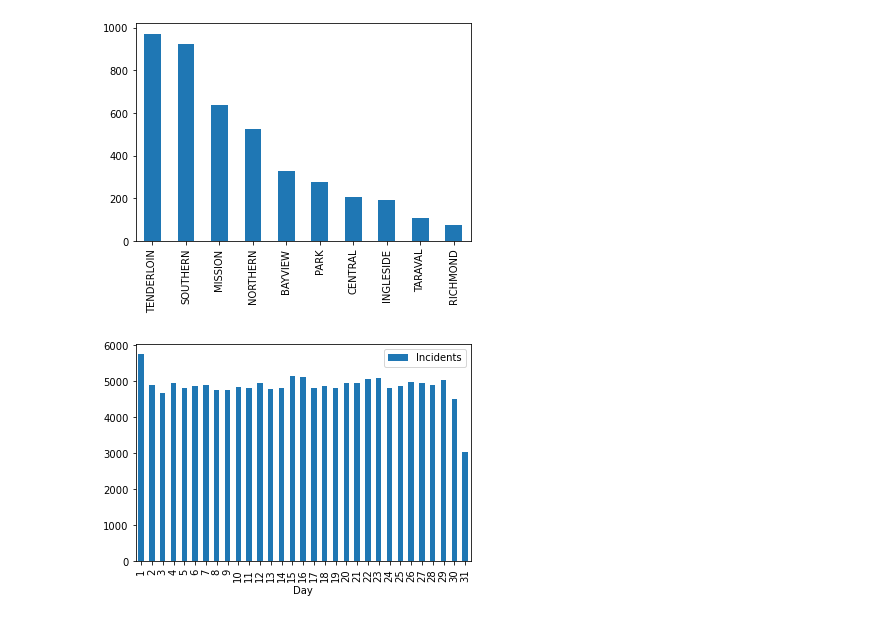
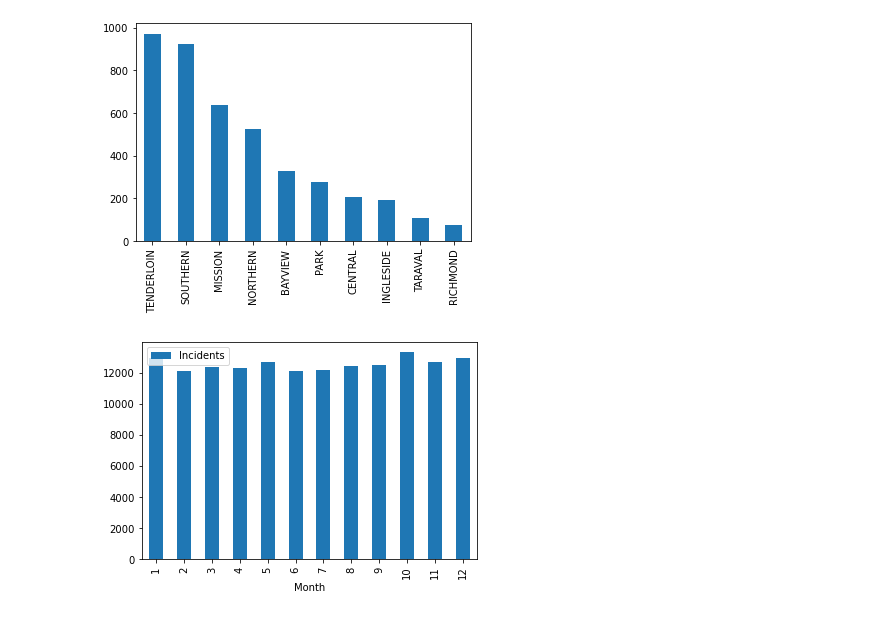
Before and after one commit to ktpatrick8/pythonproject1, a Jupyter notebook: Kyle's Notebook/Kyle_P.ipynb, the cells around one changed output. Drawn from its saved outputs; the diff is of its cells as text; code cells hidden in the pictures.

```diff
--- a/Kyle's Notebook/Kyle_P.ipynb
+++ b/Kyle's Notebook/Kyle_P.ipynb
@@ -108,13 +119,10 @@ narc_districts.plot(kind="bar");
 # %% [output]
 [figure]
 # %%
-day_groups = police_data.groupby("Day")
-
-day_summary = pd.DataFrame({
-    "Incidents" : day_groups['IncidntNum'].count(),
-
+grouped_months = police_data.groupby("Month")
+summary_df = pd.DataFrame({
+    "Incidents" : grouped_months['IncidntNum'].count()
 })
-
-day_summary.plot(kind="bar");
+summary_df.plot(kind="bar");
 # %% [output]
-[figure, old version]
+[figure, new version]
```
Also changed, not shown: parts of 7 cells of this notebook, 2 other files.
